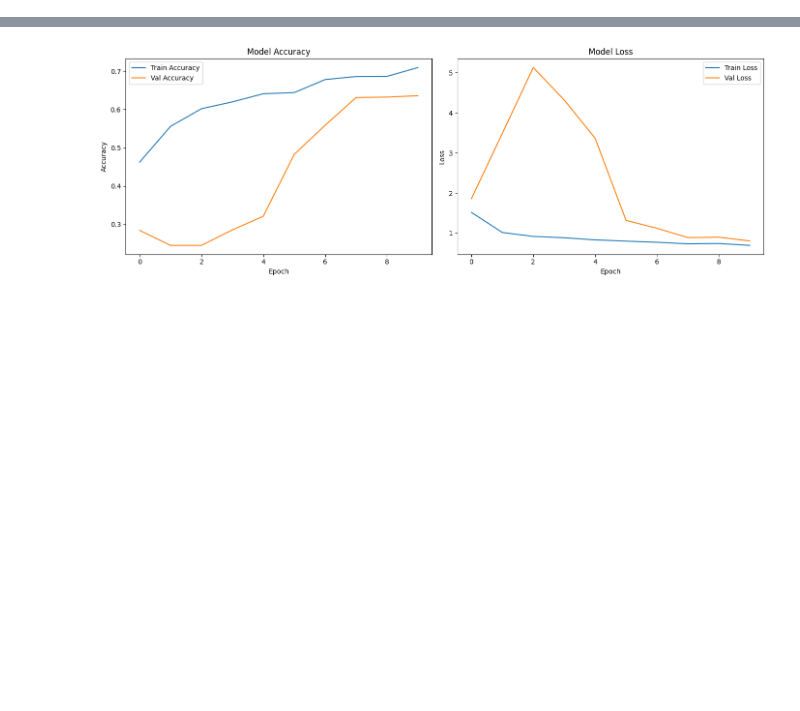
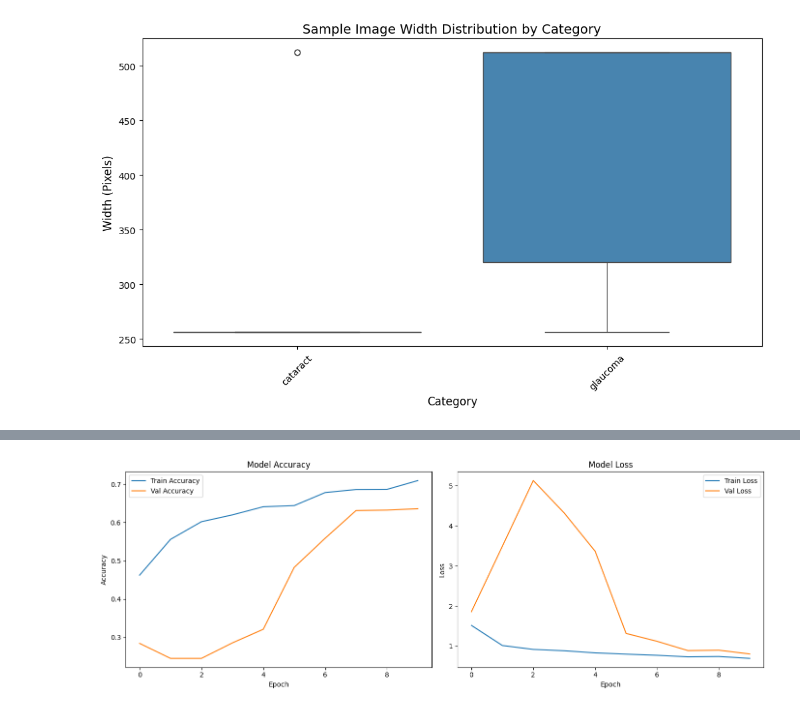
Before and after one commit to IsaacJM03/Recess-Project-Year-2, a Jupyter notebook: eye_disease.ipynb, the cells around one changed output, grey strips where cells are left out. Cells and saved outputs as stored; diff of their text form; code cells hidden in the pictures; blank space fills up the shorter version.

```diff
--- a/eye_disease.ipynb
+++ b/eye_disease.ipynb
@@ -1359,0 +297,29 @@ TASK 9: VISUALIZATION INTERPRETATION & INSIGHTS
+# %%
+# Quick dimension analysis for sample images
+sample_dimensions = []
+for category in categories[:2]:  # Just sample 2 categories for quick analysis
+    category_path = os.path.join(dataset_path, category)
+    image_files = [f for f in os.listdir(category_path) if f.lower().endswith(('.jpg', '.jpeg', '.png'))]
+
+    for img_file in image_files[:10]:  # Sample 10 images per category
+        try:
+            img_path = os.path.join(category_path, img_file)
+            with Image.open(img_path) as img:
+                width, height = img.size
+                sample_dimensions.append({'category': category, 'width': width, 'height': height})
+        except:
+            continue
+
+if sample_dimensions:
+    dim_df = pd.DataFrame(sample_dimensions)
+    plt.figure(figsize=(12, 6))
+    sns.boxplot(data=dim_df, x='category', y='width', palette='Blues')
+    plt.title('Sample Image Width Distribution by Category', fontsize=14)
+    plt.xlabel('Category', fontsize=12)
+    plt.ylabel('Width (Pixels)', fontsize=12)
+    plt.xticks(rotation=45)
+    plt.show()
+else:
+    print("No valid images found for dimension analysis")
+# %% [output]
+[figure, added]
```
Also changed, not shown: parts of 22 cells of this notebook.
